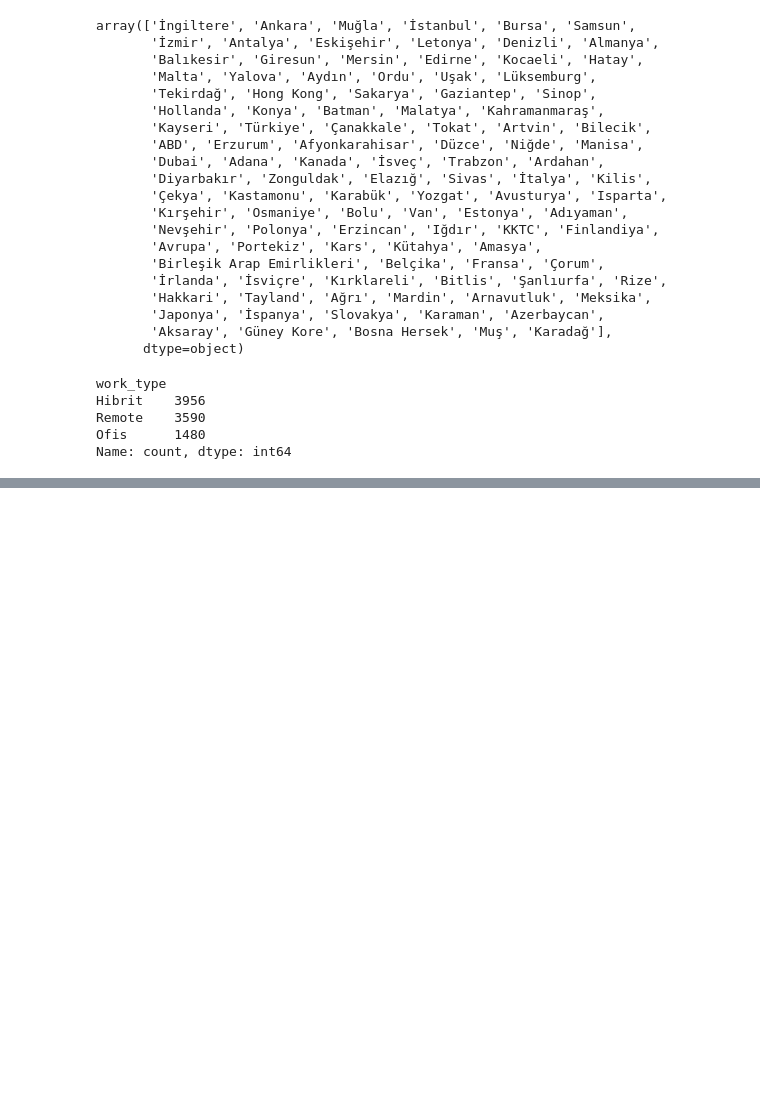
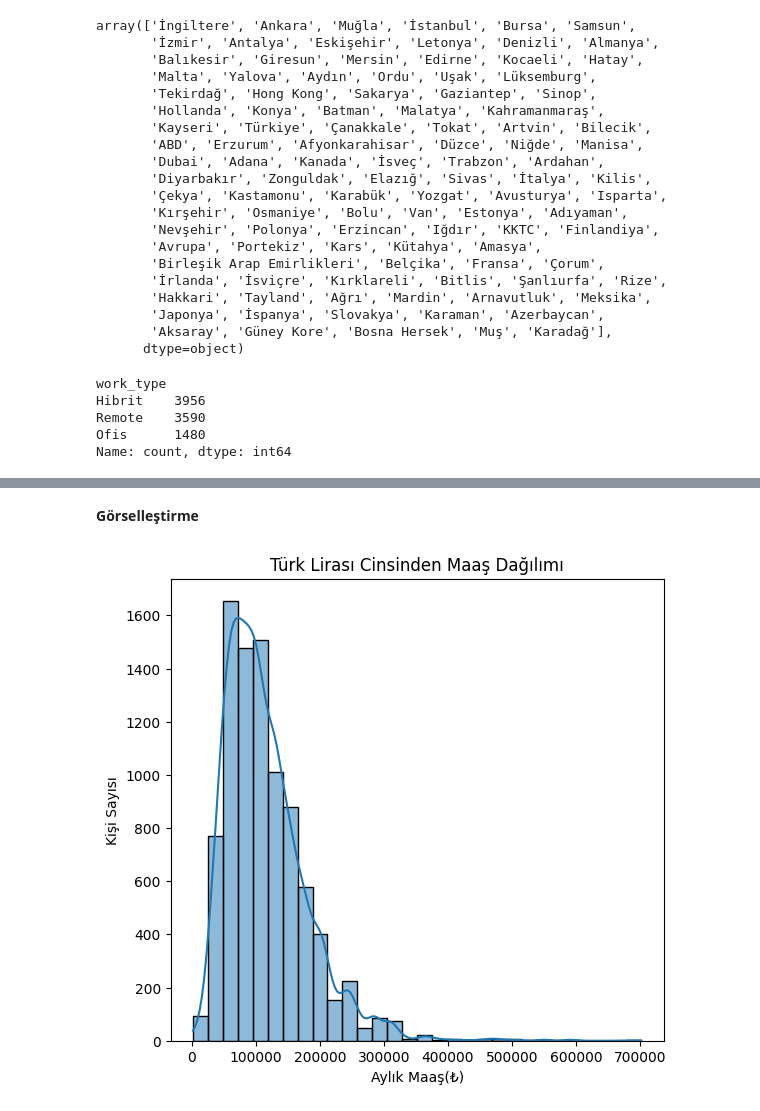
Before and after one commit to byydev/SalaryPred, a Jupyter notebook: salaryprivate.ipynb, the cells around one changed output, grey strips where cells are left out. Saved outputs shown, nothing was run; the diff lists cells and outputs as text; code cells hidden in the pictures; blank space fills up the shorter version.

Commit message:
Kaggle Notebook | SalaryPrivate | Version 7

```diff
--- a/salaryprivate.ipynb
+++ b/salaryprivate.ipynb
@@ -285,4 +287,4 @@ def company_size_2_numeric(size):
         nums = [int(s) for s in re.findall(r'\d+',size)]
         return nums[0] if len(nums) > 0 else np.nan
 
-    df['company_size_numeric'] = df['company_size'].apply(company_size_2_numeric)
+df['company_size'] = df['company_size'].apply(company_size_2_numeric)
@@ -290,7 +301,7 @@ def company_size_2_numeric(size):
 #salary sütunu sayısal hale getirme
 
 def salary_2_numeric(srange):
-    srange = str(srange).replace('-','').replace(',','') #nokta ve virgül temizliği
+    srange = str(srange).replace('.', '').replace(',', '') #nokta ve virgül temizliği
     if '+' in srange:
         num = int(re.findall(r'\d+', srange)[0])
         return num + 10000 # 30000+10000
@@ -302,4 +313,4 @@ def salary_2_numeric(srange):
         nums = [int(s) for s in re.findall(r'\d+',srange)]
         return nums[0] if len(nums) > 0 else np.nan
 
-    df['salary_numeric'] = df['salary'].apply(salary_2_numeric)
+df['salary'] = df['salary'].apply(salary_2_numeric)
@@ -305,0 +326,24 @@ def salary_2_numeric(srange):
+# %%
+#maaş kur dönüşümü  -> 28.04.2025 kurlar yuvarlanmıştır
+
+exchange_rates = {
+    '$ - Dolar': 38.0,
+    '€ - Euro': 44.0,
+    '£ - Sterlin': 52.0,
+    '₺ - Türk Lirası': 1.0
+}
+# %%
+def convert_2_try(row):
+    currency_symbol = row['currency']
+    numeric_salary = row['salary']
+
+    if pd.isna(numeric_salary) or currency_symbol not in exchange_rates:
+        return np.nan
+
+    rate = exchange_rates[currency_symbol]
+    return numeric_salary * rate
+
+df['salary'] = df.apply(convert_2_try, axis=1)
+print(df.head())
+
+print(df['salary'].describe())
@@ -305,0 +390,16 @@ def salary_2_numeric(srange):
+# %% [markdown]
+**Görselleştirme**
+# %%
+plt.style.use
+plt.figure(figsize=(14,6))
+
+#Histogram
+plt.subplot(1,2,1)
+sns.histplot(df['salary'], kde=True, bins=30)
+plt.title('Türk Lirası Cinsinden Maaş Dağılımı')
+plt.xlabel('Aylık Maaş(₺)')
+plt.ylabel('Kişi Sayısı')
+
+plt.show()
+# %% [output]
+[figure, added]
```
Also changed, not shown: parts of 7 cells of this notebook.
